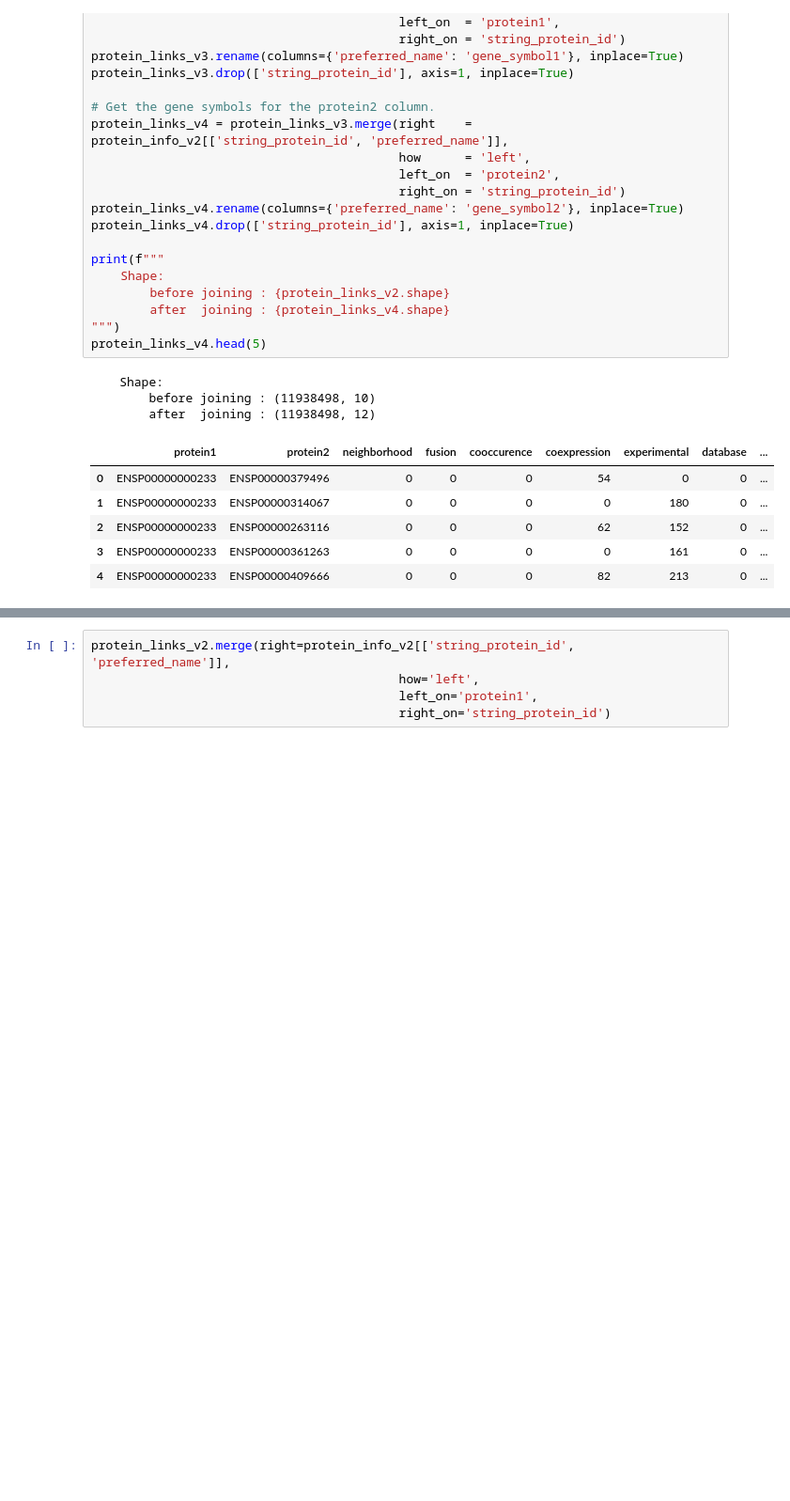
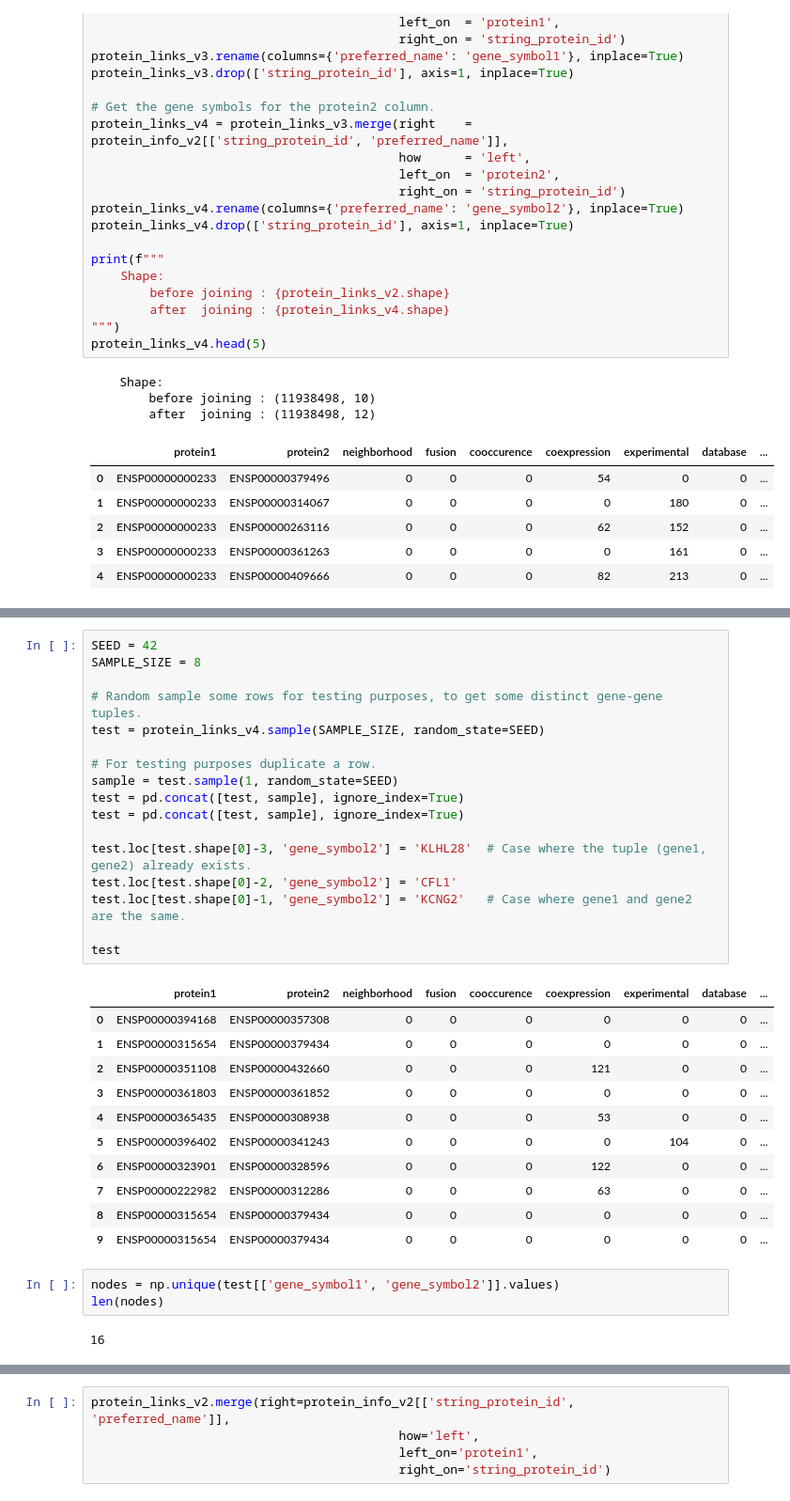
Before and after one commit to PeeteKeesel/gnn-for-drug-response-prediction, a Jupyter notebook: 07_Linking.ipynb, the cells around one changed output, grey strips where cells are left out. Shown at 94% size. Drawn from its saved outputs; the diff is of its cells as text; blank space fills up the shorter version.

```diff
--- a/07_Linking.ipynb
+++ b/07_Linking.ipynb
@@ -258,0 +573,34 @@ protein_links_v4.head(5)
+# %%
+SEED = 42
+SAMPLE_SIZE = 8
+
+# Random sample some rows for testing purposes, to get some distinct gene-gene tuples.
+test = protein_links_v4.sample(SAMPLE_SIZE, random_state=SEED)
+
+# For testing purposes duplicate a row.
+sample = test.sample(1, random_state=SEED)
+test = pd.concat([test, sample], ignore_index=True)
+test = pd.concat([test, sample], ignore_index=True)
+
+test.loc[test.shape[0]-3, 'gene_symbol2'] = 'KLHL28'  # Case where the tuple (gene1, gene2) already exists.
+test.loc[test.shape[0]-2, 'gene_symbol2'] = 'CFL1'
+test.loc[test.shape[0]-1, 'gene_symbol2'] = 'KCNG2'   # Case where gene1 and gene2 are the same.
+
+test
+# %% [output]
+|  | protein1 | protein2 | neighborhood | fusion | cooccurence | coexpression | experimental | database | ... |
+| 0 | ENSP00000394168 | ENSP00000357308 | 0 | 0 | 0 | 0 | 0 | 0 | ... |
+| 1 | ENSP00000315654 | ENSP00000379434 | 0 | 0 | 0 | 0 | 0 | 0 | ... |
+| 2 | ENSP00000351108 | ENSP00000432660 | 0 | 0 | 0 | 121 | 0 | 0 | ... |
+| 3 | ENSP00000361803 | ENSP00000361852 | 0 | 0 | 0 | 0 | 0 | 0 | ... |
+| 4 | ENSP00000365435 | ENSP00000308938 | 0 | 0 | 0 | 53 | 0 | 0 | ... |
+| 5 | ENSP00000396402 | ENSP00000341243 | 0 | 0 | 0 | 0 | 104 | 0 | ... |
+| 6 | ENSP00000323901 | ENSP00000328596 | 0 | 0 | 0 | 122 | 0 | 0 | ... |
+| 7 | ENSP00000222982 | ENSP00000312286 | 0 | 0 | 0 | 63 | 0 | 0 | ... |
+| 8 | ENSP00000315654 | ENSP00000379434 | 0 | 0 | 0 | 0 | 0 | 0 | ... |
+| 9 | ENSP00000315654 | ENSP00000379434 | 0 | 0 | 0 | 0 | 0 | 0 | ... |
+# %%
+nodes = np.unique(test[['gene_symbol1', 'gene_symbol2']].values)
+len(nodes)
+# %% [output]
+16
```
Also changed, not shown: parts of 59 cells of this notebook, 2 other files.
